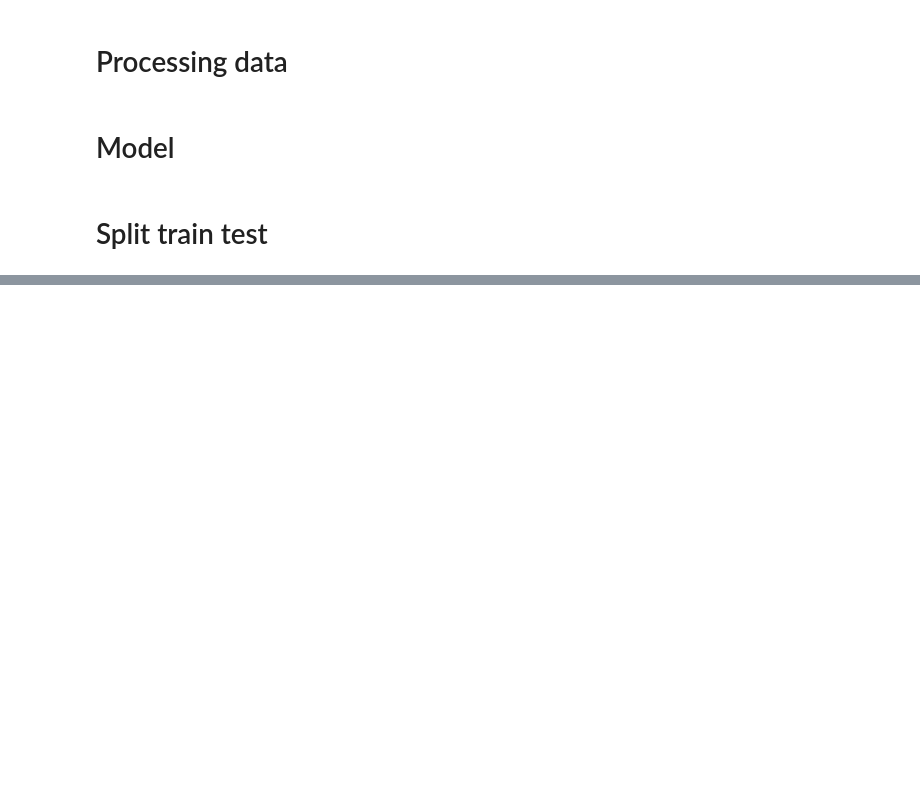
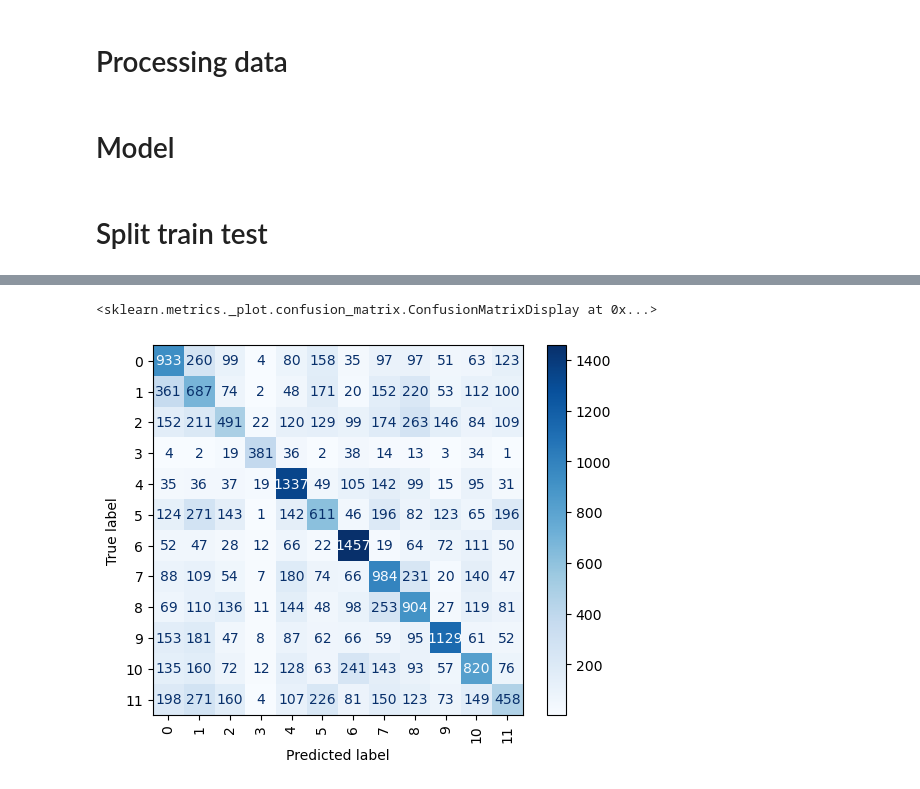
Before and after one commit to ilu24/eaee4000, a Jupyter notebook: 2_data_explore.ipynb, the cells around one changed output, grey strips where cells are left out. Drawn from its saved outputs; the diff is of its cells as text; code cells hidden in the pictures; blank space fills up the shorter version.

```diff
--- a/2_data_explore.ipynb
+++ b/2_data_explore.ipynb
@@ -73,7 +73,7 @@ from sklearn.preprocessing import OneHotEncoder
 from sklearn.impute import SimpleImputer
 
 numeric_features = ['pr', 'tmmn', 'tmmx', 'rmin', 'rmax', 'sph', 'srad', 'etr', 'vpd',
-                    'bi', 'erc', 'fm100', 'fm1000', 'NDVI_mean', 'EVC', 'EVT', 'EVH',
+                    'bi', 'erc', 'fm100', 'fm1000', 'EVC', 'EVT', 'EVH',
                     'Elevation', 'Slope', 'Aspect', 'TRI', 'TPI', 'Aridity_index',
                     'Population', 'GDP', 'LATITUDE', 'LONGITUDE', 'FIRE_YEAR','DISCOVERY_DOY', 'DISCOVERY_TIME']
 
@@ -107,10 +91,11 @@ from sklearn.ensemble import RandomForestClassifier
 from sklearn.pipeline import Pipeline
 
 rf = RandomForestClassifier(
-    n_estimators=200,
-    max_depth=None,
+    n_estimators=150,
+    max_depth=35,
     random_state=42,
-    n_jobs=-1
+    n_jobs=-1,
+    verbose=1
 )
 
 model = Pipeline(steps=[('preprocessor', preprocessor),
@@ -130,6 +105,24 @@ X.head()
 # %%
 from sklearn.model_selection import train_test_split
 
-X_train, X_test, y_train, y_test = train_test_split(X, y_encoded, test_size=0.2, random_state=42)
+# Combine X and y into one DataFrame temporarily
+df2 = X.copy()
+df2['cause'] = y_encoded
 
-model.fit(X_train, y_train)
+df_balanced = (
+    df2.groupby('cause', group_keys=False)
+      .apply(lambda x: x.sample(n=min(len(x), 10000), random_state=42))
+      .reset_index(drop=True)
+)
+
+# Split back into X and y
+X_balanced = df_balanced.drop(columns=['cause'])
+y_balanced = df_balanced['cause']
+
+# Now do your train-test split as usual
+X_train, X_test, y_train, y_test = train_test_split(
+    X_balanced, y_balanced, test_size=0.2, random_state=42, stratify=y_balanced
+)
+
+print(X_train.shape, X_test.shape)
+print(y_train.value_counts())
@@ -157,0 +222,2 @@ X['NDVI_mean'].iloc[0]
+# %%
+y_pred = model.predict(X_test)
@@ -157,0 +228,9 @@ X['NDVI_mean'].iloc[0]
+# %%
+from sklearn.metrics import confusion_matrix, ConfusionMatrixDisplay
+
+cm = confusion_matrix(y_test, y_pred)
+disp = ConfusionMatrixDisplay(confusion_matrix=cm)
+disp.plot(cmap='Blues', xticks_rotation='vertical')
+# %% [output]
+<sklearn.metrics._plot.confusion_matrix.ConfusionMatrixDisplay at 0x...>
+[figure, added]
```
Also changed, not shown: parts of 13 cells of this notebook.
